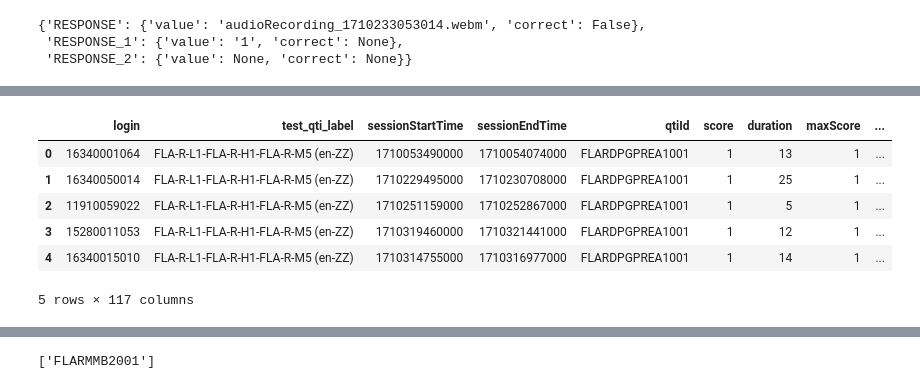
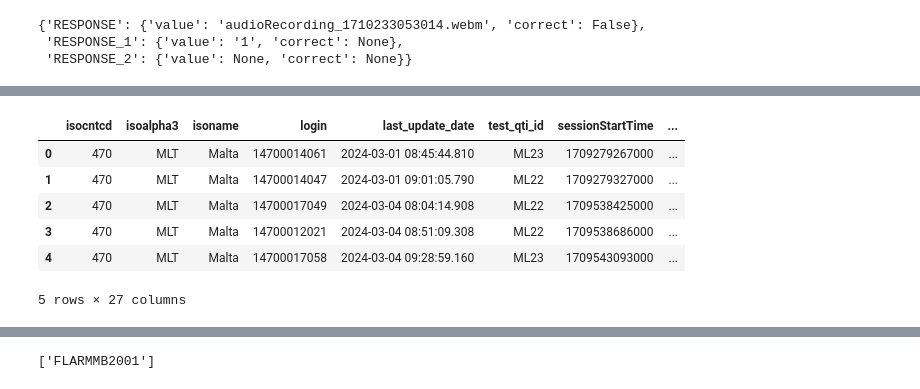
Before and after one commit to leonhead-acer/pisa2025-api-etl, a Jupyter notebook: Getting_started_with_Data_Extraction.ipynb, the cells around one changed output, grey strips where cells are left out. Cells and saved outputs as stored; diff of their text form; code cells hidden in the pictures.

Commit message:
Complete process for long data file

```diff
--- a/Getting_started_with_Data_Extraction.ipynb
+++ b/Getting_started_with_Data_Extraction.ipynb
@@ -954,10 +968,17 @@ df.head()
 # %%
-nc_dat = pd.read_excel('./data/NCcodes.xlsx')
+nc_dat = pd.read_excel('./data/NCcodes.xlsx').astype({'isocntcd': str})
 
 json_dat = pd.json_normalize(df['raw_data'],max_level = 0)
 
-df1 = pd.concat([df.drop(['raw_data'],axis = 1),json_dat.drop(['login','last_update_date'],axis = 1)],axis = 1)
-df1['isocntcd'] = df1['login'].str[1:4]
+tmp = pd.concat([df.drop(['raw_data'],axis = 1),json_dat.drop(['login','last_update_date'],axis = 1)],axis = 1)
+
+df1 = pd.merge(
+    tmp,
+    nc_dat.loc[:,['isocntcd','isoalpha3','isoname']],
+    how = 'left',
+    on = 'isocntcd'
+)
+
 df1.head()
 # %% [output]
 |  | battery_id | delivery_execution_id | delivery_id | last_update_date | login | test_qti_id | test_qti_label | ... |
@@ -972,8 +993,12 @@ df2 = pd.concat([df1.drop(['items'],axis = 1),df1['items'].apply(pd.Series)],axi
 all_vars = set(df1.columns) - set(['items'])
 
 id_vars = [
+    'isocntcd',
+    'isoalpha3',
+    'isoname',
     'login',
-    'test_qti_label',
+    'last_update_date',
+    'test_qti_id',
     'sessionStartTime',
     'sessionEndTime'
 ]
@@ -1001,0 +1017,3 @@ df4.head()
+# %%
+df4 = df3.join(pd.json_normalize(df3['value'],max_level = 0).drop(['qtiLabel'],axis = 'columns').set_index(df3.index)).drop('value',axis = 'columns')
+df4.head()
@@ -1030,3 +1056,8 @@ score: 0
 {'RESPONSE': {'value': 'audioRecording_1710233053014.webm', 'correct': False},
  'RESPONSE_1': {'value': '1', 'correct': None},
  'RESPONSE_2': {'value': None, 'correct': None}}
+# %%
+invalid_cell = [(isinstance(x,list)) & (len(x)==0) for x in df4['responses']]
+
+df4.loc[invalid_cell,['responses']] = {}
+df4.head()
@@ -1033,19 +1072,17 @@ score: 0
 # %%
+# import flatdict
+# exp = df4['responses'].apply(flatdict.FlatDict).apply(pd.Series)
 
-import flatdict
-
-
-exp = df4['responses'].apply(flatdict.FlatDict).apply(pd.Series)
-df5 = pd.concat([df4.drop(columns = ['responses'],axis = 1),exp],axis = 1)
+df5 = df4.join(pd.json_normalize(df4['responses']).set_index(df4.index))
 df5.head()
 # %% [output]
-|  | login | test_qti_label | sessionStartTime | sessionEndTime | qtiId | score | duration | maxScore | ... |
-| 0 | 16340001064 | FLA-R-L1-FLA-R-H1-FLA-R-M5 (en-ZZ) | 1710053490000 | 1710054074000 | FLARDPGPREA1001 | 1 | 13 | 1 | ... |
-| 1 | 16340050014 | FLA-R-L1-FLA-R-H1-FLA-R-M5 (en-ZZ) | 1710229495000 | 1710230708000 | FLARDPGPREA1001 | 1 | 25 | 1 | ... |
-| 2 | 11910059022 | FLA-R-L1-FLA-R-H1-FLA-R-M5 (en-ZZ) | 1710251159000 | 1710252867000 | FLARDPGPREA1001 | 1 | 5 | 1 | ... |
-| 3 | 15280011053 | FLA-R-L1-FLA-R-H1-FLA-R-M5 (en-ZZ) | 1710319460000 | 1710321441000 | FLARDPGPREA1001 | 1 | 12 | 1 | ... |
-| 4 | 16340015010 | FLA-R-L1-FLA-R-H1-FLA-R-M5 (en-ZZ) | 1710314755000 | 1710316977000 | FLARDPGPREA1001 | 1 | 14 | 1 | ... |
+|  | isocntcd | isoalpha3 | isoname | login | last_update_date | test_qti_id | sessionStartTime | ... |
+| 0 | 470 | MLT | Malta | 14700014061 | 2024-03-01 08:45:44.810 | ML23 | 1709279267000 | ... |
+| 1 | 470 | MLT | Malta | 14700014047 | 2024-03-01 09:01:05.790 | ML22 | 1709279327000 | ... |
+| 2 | 470 | MLT | Malta | 14700017049 | 2024-03-04 08:04:14.908 | ML22 | 1709538425000 | ... |
+| 3 | 470 | MLT | Malta | 14700012021 | 2024-03-04 08:51:09.308 | ML22 | 1709538686000 | ... |
+| 4 | 470 | MLT | Malta | 14700017058 | 2024-03-04 09:28:59.160 | ML23 | 1709543093000 | ... |
-5 rows × 117 columns
+5 rows × 27 columns
 # %%
 import re
 
```
Also changed, not shown: parts of 15 cells of this notebook.
